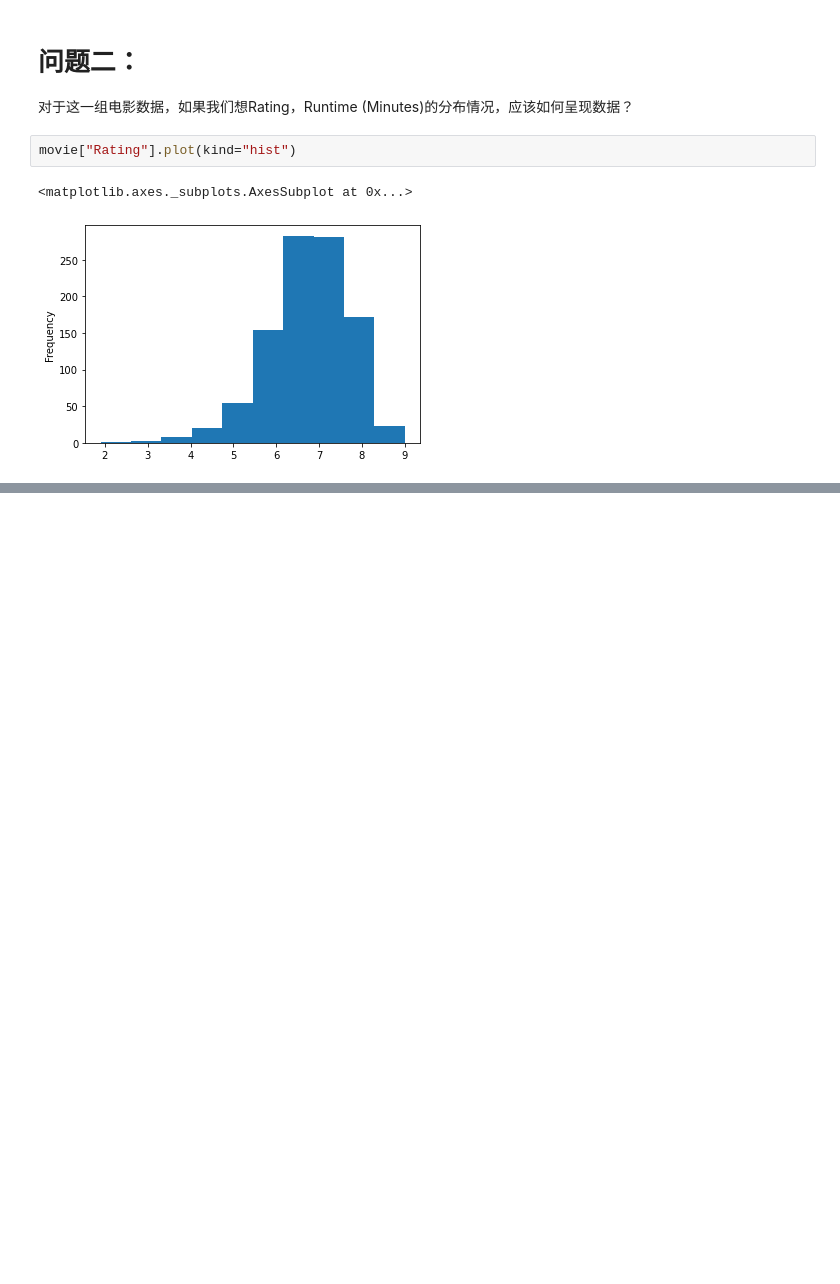
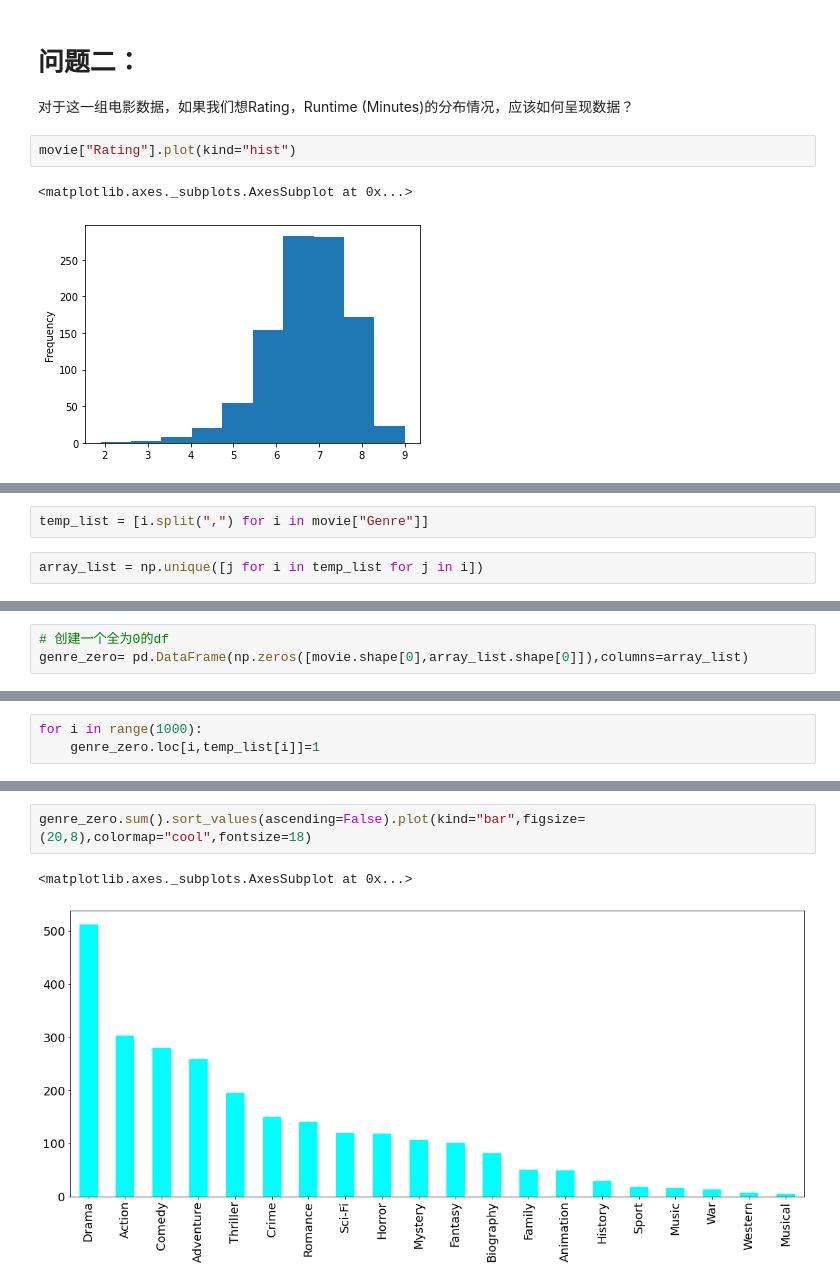
Before and after one commit to chx-chx/newcode, a Jupyter notebook: 5.电影案例分析.ipynb, the cells around one changed output, grey strips where cells are left out. Cells and saved outputs as stored; diff of their text form; blank space fills up the shorter version.

```diff
--- a/5.电影案例分析.ipynb
+++ b/5.电影案例分析.ipynb
@@ -45,0 +105,4 @@ plt.show()
+# %%
+temp_list = [i.split(",") for i in movie["Genre"]]
+# %%
+array_list = np.unique([j for i in temp_list for j in i])
@@ -45,0 +113,3 @@ plt.show()
+# %%
+# 创建一个全为0的df
+genre_zero= pd.DataFrame(np.zeros([movie.shape[0],array_list.shape[0]]),columns=array_list)
@@ -45,0 +125,3 @@ plt.show()
+# %%
+for i in range(1000):
+    genre_zero.loc[i,temp_list[i]]=1
@@ -45,0 +137,5 @@ plt.show()
+# %%
+genre_zero.sum().sort_values(ascending=False).plot(kind="bar",figsize=(20,8),colormap="cool",fontsize=18)
+# %% [output]
+<matplotlib.axes._subplots.AxesSubplot at 0x...>
+[figure, added]
```
Also changed, not shown: parts of 8 cells of this notebook.
